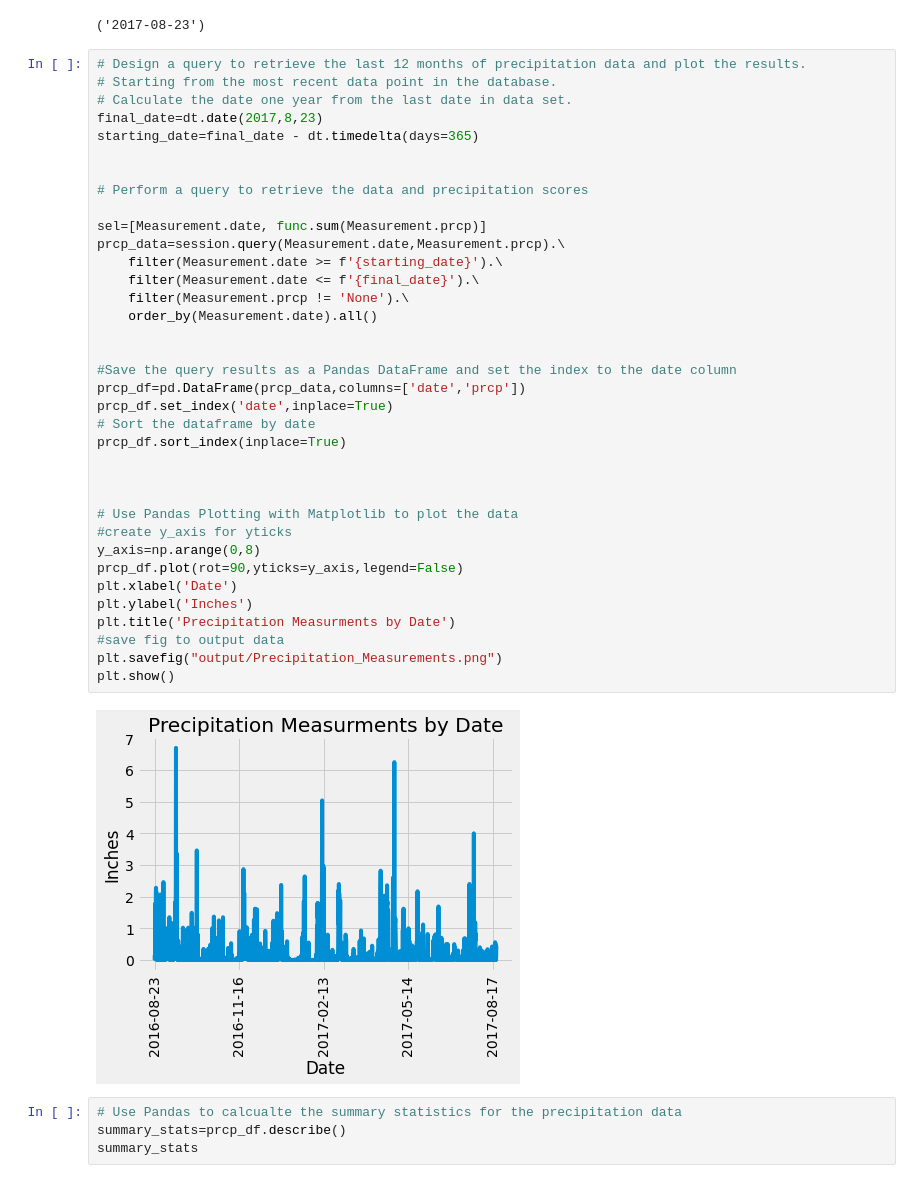
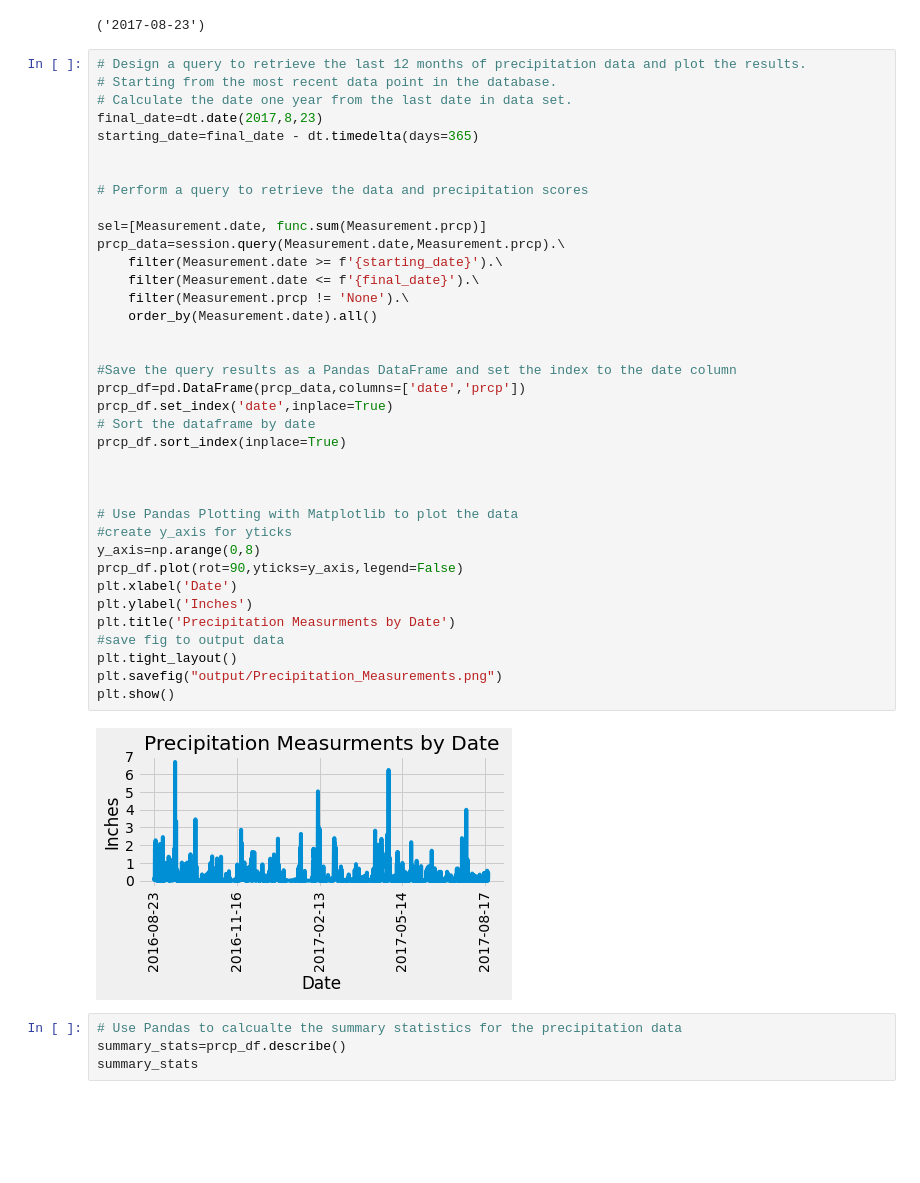
Before and after one commit to dfournie471/SQLAlchemy-Homework---Surfs-Up-, a Jupyter notebook: climate_starter.ipynb, the cells around one changed output. Drawn from its saved outputs; the diff is of its cells as text; blank space fills up the shorter version.

```diff
--- a/climate_starter.ipynb
+++ b/climate_starter.ipynb
@@ -80,34 +80,35 @@ starting_date=final_date - dt.timedelta(days=365)
 
 # Perform a query to retrieve the data and precipitation scores
 
 sel=[Measurement.date, func.sum(Measurement.prcp)]
 prcp_data=session.query(Measurement.date,Measurement.prcp).\
     filter(Measurement.date >= f'{starting_date}').\
     filter(Measurement.date <= f'{final_date}').\
     filter(Measurement.prcp != 'None').\
     order_by(Measurement.date).all()
 
 
 #Save the query results as a Pandas DataFrame and set the index to the date column
 prcp_df=pd.DataFrame(prcp_data,columns=['date','prcp'])
 prcp_df.set_index('date',inplace=True)
 # Sort the dataframe by date
 prcp_df.sort_index(inplace=True)
 
 
 
 # Use Pandas Plotting with Matplotlib to plot the data
 #create y_axis for yticks
 y_axis=np.arange(0,8)
 prcp_df.plot(rot=90,yticks=y_axis,legend=False)
 plt.xlabel('Date')
 plt.ylabel('Inches')
 plt.title('Precipitation Measurments by Date')
 #save fig to output data
+plt.tight_layout()
 plt.savefig("output/Precipitation_Measurements.png")
 plt.show()
 # %% [output]
-[figure, old version]
+[figure, new version]
 # %%
 # Use Pandas to calcualte the summary statistics for the precipitation data
 summary_stats=prcp_df.describe()
```
Also changed, not shown: 1 other file.
